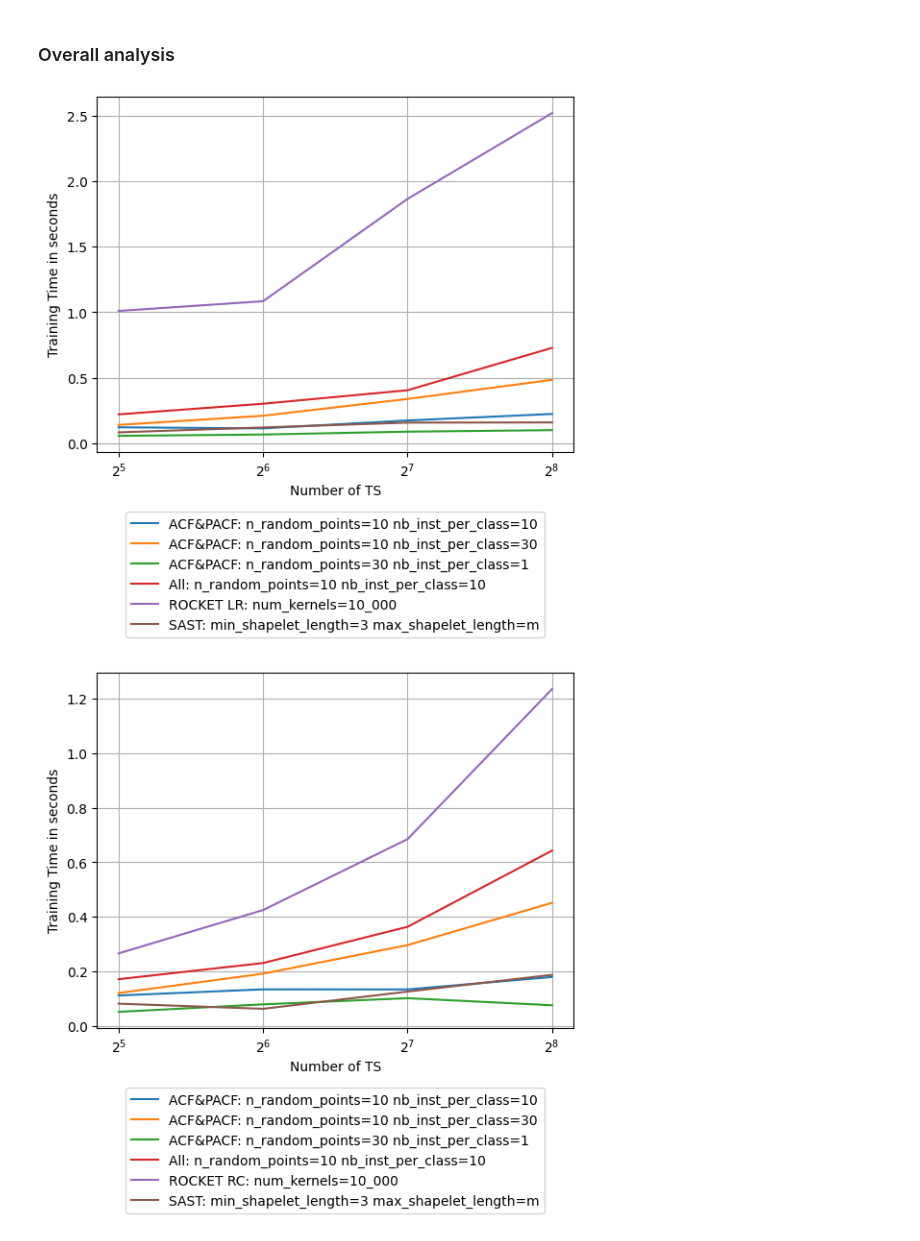
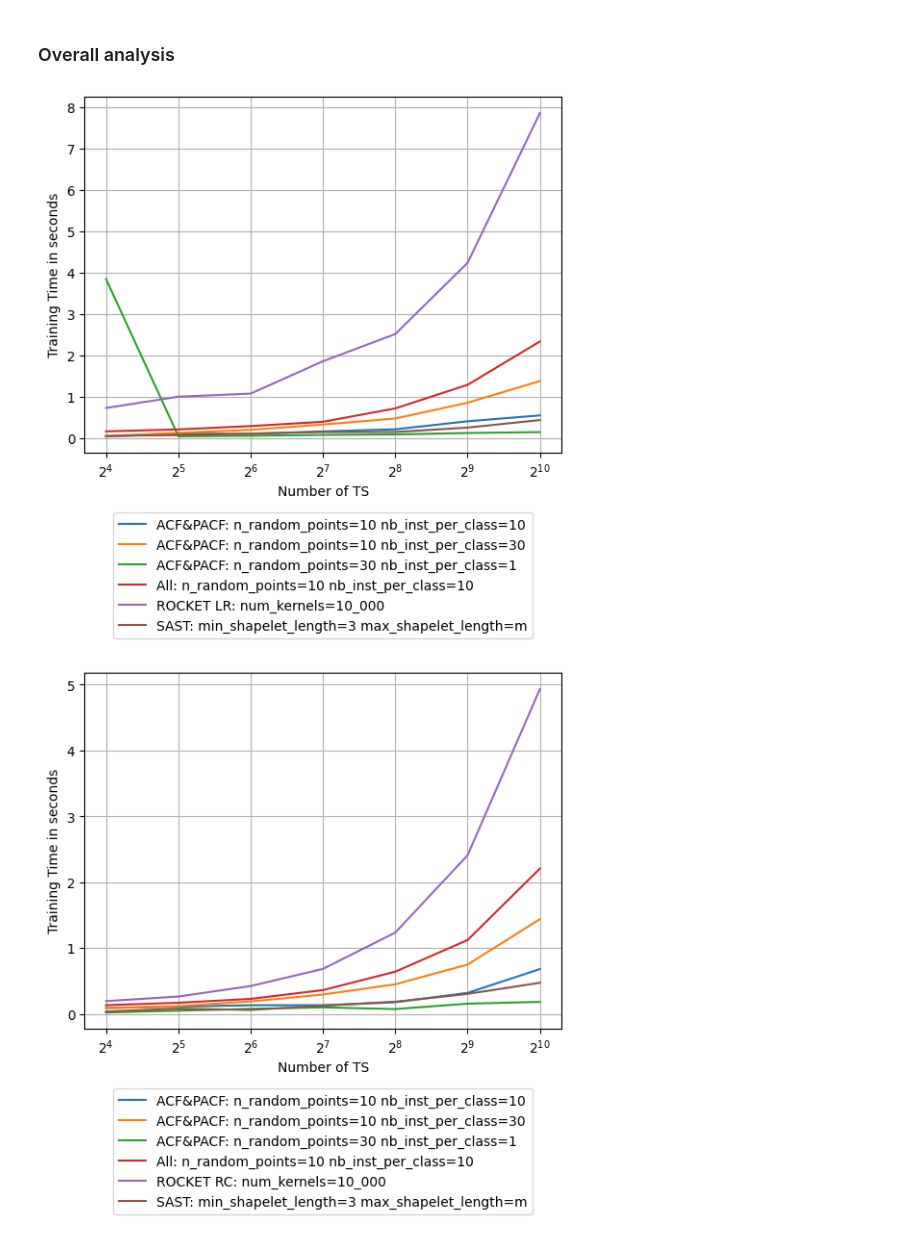
Before and after one commit to nirojasva/random_sast, a Jupyter notebook: ExperimentationRSAST/analysis_rsast_scalability_number_of_series.ipynb, the cells around one changed output. Saved outputs shown, nothing was run; the diff lists cells and outputs as text; code cells hidden in the pictures.

```diff
--- a/ExperimentationRSAST/analysis_rsast_scalability_number_of_series.ipynb
+++ b/ExperimentationRSAST/analysis_rsast_scalability_number_of_series.ipynb
@@ -359,8 +359,8 @@ print('--All done')
 # %%
 df_result=pd.read_csv("results_comparison_accuracy/df_overall_comparison_scalability_number_of_series.csv")
 df_result["log_number_series"]=np.log2(df_result["number_series"])
-x_ticks=[5,6,7,8]
-df_result=df_result[df_result["log_number_series"].isin(x_ticks)]
+#x_ticks=[5,6,7,8]
+#df_result=df_result[df_result["log_number_series"].isin(x_ticks)]
 df_result=df_result.pivot_table(values="time_fit", index="log_number_series", columns="hyperparameter")
 df_result.plot.line(grid=True, xlabel="Number of TS", ylabel="Training Time in seconds")
 
@@ -372,12 +372,12 @@ plt.legend(bbox_to_anchor=(0.5, -0.15), loc='upper center')
 def exponent_of_2(x, pos):
     return r'$2^{{{}}}$'.format(int(x))
 
-plt.xticks(ticks=x_ticks, labels=x_ticks)
+#plt.xticks(ticks=x_ticks, labels=x_ticks)
 
 # Set the x-axis formatter as the custom formatter function
 plt.gca().xaxis.set_major_formatter(FuncFormatter(exponent_of_2))
 # %% [output]
-[figure, old version]
+[figure, new version]
 # %%
 ds = 'Chinatown' # the dataset to use
 
@@ -653,24 +653,24 @@ print('--All done')
 # %%
 df_result=pd.read_csv("results_comparison_accuracy/df_overall_comparison_scalability_number_of_seriesRC.csv")
 df_result["log_number_series"]=np.log2(df_result["number_series"])
 
 
-x_ticks=[5,6,7,8]
-df_result=df_result[df_result["log_number_series"].isin(x_ticks)]
+#x_ticks=[5,6,7,8]
+#df_result=df_result[df_result["log_number_series"].isin(x_ticks)]
 df_result=df_result.pivot_table(values="time_fit", index="log_number_series", columns="hyperparameter")
 df_result.plot.line(grid=True, xlabel="Number of TS", ylabel="Training Time in seconds")
 
 
 #place legend in center right of plot
 plt.legend(bbox_to_anchor=(0.5, -0.15), loc='upper center')
 
 # Define the custom formatter function
 def exponent_of_2(x, pos):
     return r'$2^{{{}}}$'.format(int(x))
 
-plt.xticks(ticks=x_ticks, labels=x_ticks)
+#plt.xticks(ticks=x_ticks, labels=x_ticks)
 
 # Set the x-axis formatter as the custom formatter function
 plt.gca().xaxis.set_major_formatter(FuncFormatter(exponent_of_2))
 # %% [output]
-[figure, old version]
+[figure, new version]
```
Also changed, not shown: 3 other files.
